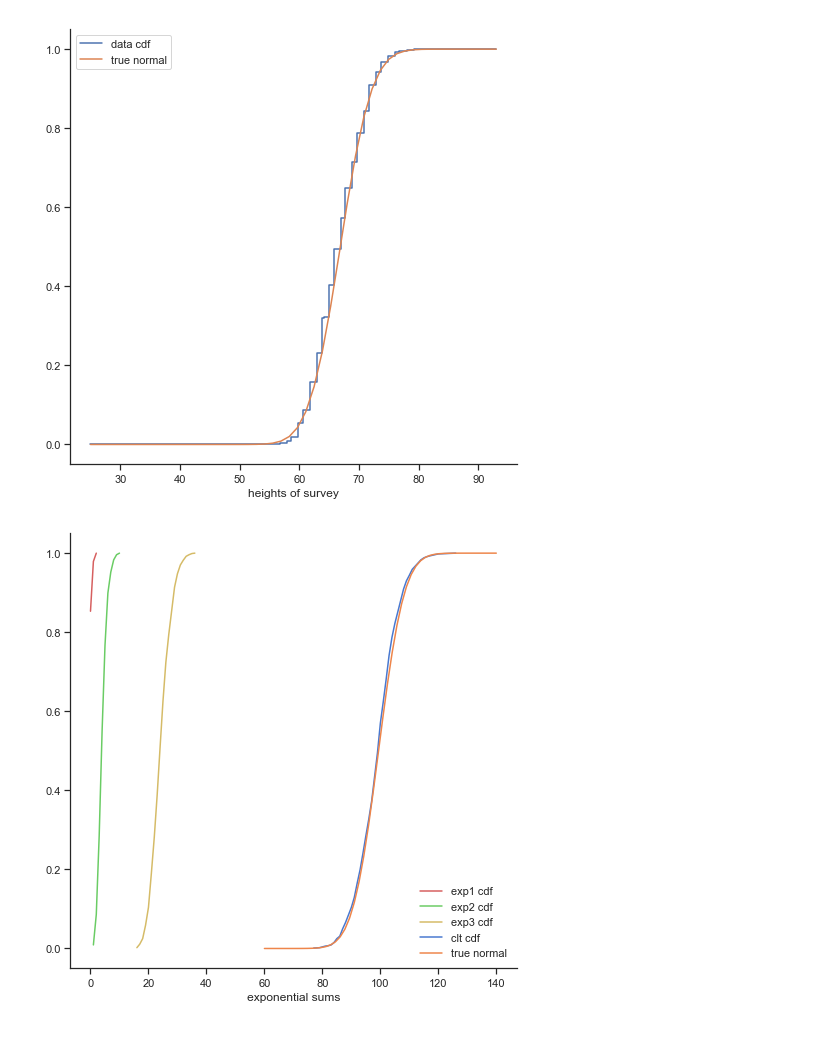
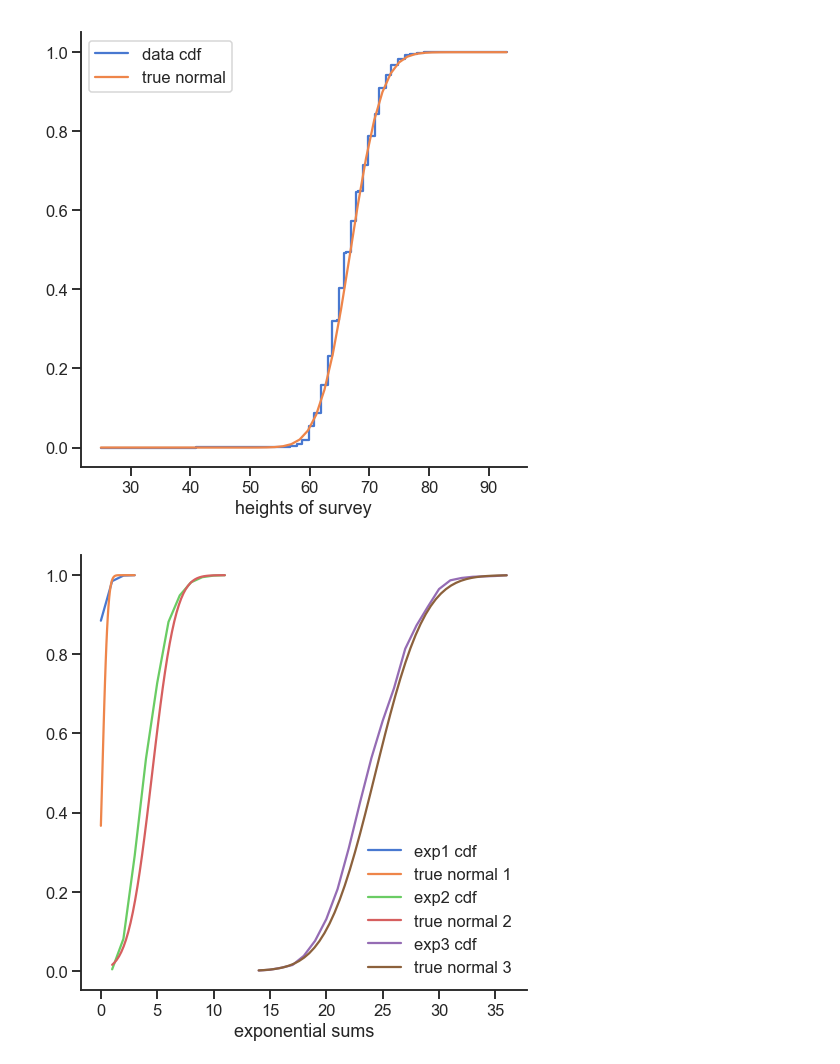
Before and after one commit to DataScienceFoundations/TadStats, a Jupyter notebook: brfss.ipynb, the cells around one changed output. Drawn from its saved outputs; the diff is of its cells as text; code cells hidden in the pictures; blank space fills up the shorter version.

```diff
--- a/brfss.ipynb
+++ b/brfss.ipynb
@@ -29,7 +30,6 @@ height = df.HEIGHT3[~df.HEIGHT3.isin([9999,7777,np.NaN])]
 height = height.apply(ftin_to_in)
 height = height.apply(mcm_to_cm)
 # %%
-sns.set(style='ticks', palette='deep')
 x = max(abs(min(height)), abs(max(height)))
 xs = np.linspace(min(height), x)
 # %%
@@ -82,37 +82,38 @@ ax.legend(loc='upper left', frameon=True)
 ax.set(xlabel='heights of survey')
 sns.despine()
 # %% [output]
-[figure, old version]
+[figure, new version]
 # %%
 def get_expo_samples(lambda_, n):
     return [int(np.sum(stats.expon.rvs(scale=1/lambda_, size=n)))
             for _ in range(1000)]
 # %%
-sns.set(style='ticks', palette='muted')
 xp1 = pd.Series(get_expo_samples(2, 1))
 xpp1 = xp1.value_counts().sort_index() / len(xp1)
 xpc1 = xpp1.cumsum()
 xp2 = pd.Series(get_expo_samples(2, 10))
 xpp2 = xp2.value_counts().sort_index() / len(xp2)
 xpc2 = xpp2.cumsum()
 xp3 = pd.Series(get_expo_samples(2, 50))
 xpp3 = xp3.value_counts().sort_index() / len(xp3)
 xpc3 = xpp3.cumsum()
-s = pd.Series(get_expo_samples(2, 200))
-sp = s.value_counts().sort_index() / len(s)
-sc = sp.cumsum()
 
 fig, ax = plt.subplots(figsize=(8,8))
-xs = np.linspace(60, 140)
-sns.lineplot(data=xpc1, label='exp1 cdf', color='r')
-sns.lineplot(data=xpc2, label='exp2 cdf', color='g')
-sns.lineplot(data=xpc3, label='exp3 cdf', color='y')
-sns.lineplot(data=sc, label='clt cdf',)
-sns.lineplot(xs, stats.norm.cdf(xs, s.mean(), s.std()),
-             label='true normal')
+xs = np.linspace(min(xp1), max(xp1))
+sns.lineplot(data=xpc1, label='exp1 cdf')
+sns.lineplot(xs, stats.norm.cdf(xs, xp1.mean(), xp1.std()),
+             label='true normal 1')
+xs = np.linspace(min(xp2), max(xp2))
+sns.lineplot(data=xpc2, label='exp2 cdf')
+sns.lineplot(xs, stats.norm.cdf(xs, xp2.mean(), xp2.std()),
+             label='true normal 2')
+xs = np.linspace(min(xp3), max(xp3))
+sns.lineplot(data=xpc3, label='exp3 cdf')
+sns.lineplot(xs, stats.norm.cdf(xs, xp3.mean(), xp3.std()),
+             label='true normal 3')
 ax.legend(loc='lower right', frameon=False)
 ax.set(xlabel='exponential sums')
 sns.despine()
 # %% [output]
-[figure, old version]
+[figure, new version]
 # %%
```
Also changed, not shown: parts of 6 cells of this notebook, 3 other files.
